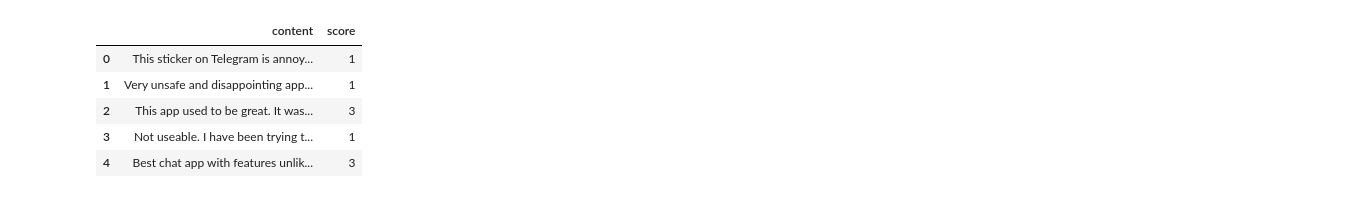
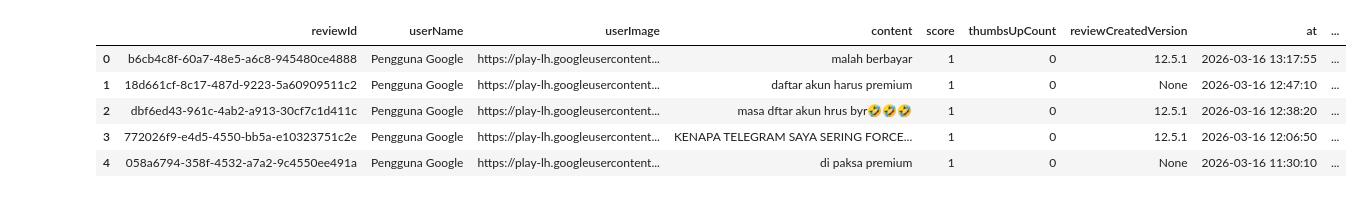
Before and after one commit to ImtiyazAF/telegram-sentiment-analysis, a Jupyter notebook: ipynb/Telegram_Review_Scrapping.ipynb, the cells around one changed output. Saved outputs shown, nothing was run; the diff lists cells and outputs as text; code cells hidden in the pictures.

```diff
--- a/ipynb/Telegram_Review_Scrapping.ipynb
+++ b/ipynb/Telegram_Review_Scrapping.ipynb
@@ -63,0 +58,18 @@ memory usage: 128.2+ MB
+# %%
+#Android App Telegram  from Google Play at
+#https://play.google.com/store/apps/details?id=org.telegram.messenger
+#ID Apps:
+#The apps ID found in the link after id=org.telegram.messenger
+#The apps name on Google Play titled: Telegram
+#Dated 17 March 2026 and N of reviews 16.7m
+
+from google_play_scraper import reviews, Sort
+
+tele_reviews, _ = reviews(
+    'org.telegram.messenger',
+    lang='id',
+    sort=Sort.NEWEST,
+    count=100000  # batas 100k
+)
+
+len(tele_reviews)
@@ -63,0 +78,5 @@ memory usage: 128.2+ MB
+# %%
+#Save Telegram reviews into dataframe
+df_telerev = pd.DataFrame(np.array(tele_reviews),columns=['content'])
+df_telerev = df_telerev.join(pd.DataFrame(df_telerev.pop('content').tolist()))
+df_telerev.to_csv(r'df_telerev.csv', index=False)
@@ -64,11 +108,11 @@ memory usage: 128.2+ MB
 # %%
-df.head()
+df_telerev.head()
 # %% [output]
-|  | content | score |
-| 0 | This sticker on Telegram is annoy... | 1 |
-| 1 | Very unsafe and disappointing app... | 1 |
-| 2 | This app used to be great. It was... | 3 |
-| 3 | Not useable. I have been trying t... | 1 |
-| 4 | Best chat app with features unlik... | 3 |
+|  | reviewId | userName | userImage | content | score | thumbsUpCount | reviewCreatedVersion | at | ... |
+| 0 | b6cb4c8f-60a7-48e5-a6c8-945480ce4888 | Pengguna Google | https://play-lh.googleusercontent... | malah berbayar | 1 | 0 | 12.5.1 | 2026-03-16 13:17:55 | ... |
+| 1 | 18d661cf-8c17-487d-9223-5a60909511c2 | Pengguna Google | https://play-lh.googleusercontent... | daftar akun harus premium | 1 | 0 | None | 2026-03-16 12:47:10 | ... |
+| 2 | dbf6ed43-961c-4ab2-a913-30cf7c1d411c | Pengguna Google | https://play-lh.googleusercontent... | masa dftar akun hrus byr🤣🤣🤣 | 1 | 0 | 12.5.1 | 2026-03-16 12:38:20 | ... |
+| 3 | 772026f9-e4d5-4550-bb5a-e10323751c2e | Pengguna Google | https://play-lh.googleusercontent... | KENAPA TELEGRAM SAYA SERING FORCE... | 1 | 0 | 12.5.1 | 2026-03-16 12:06:50 | ... |
+| 4 | 058a6794-358f-4532-a7a2-9c4550ee491a | Pengguna Google | https://play-lh.googleusercontent... | di paksa premium | 1 | 0 | None | 2026-03-16 11:30:10 | ... |
 # %%
 # Distribution of reviews score
```
Also changed, not shown: parts of 11 cells of this notebook, 3 other files.
